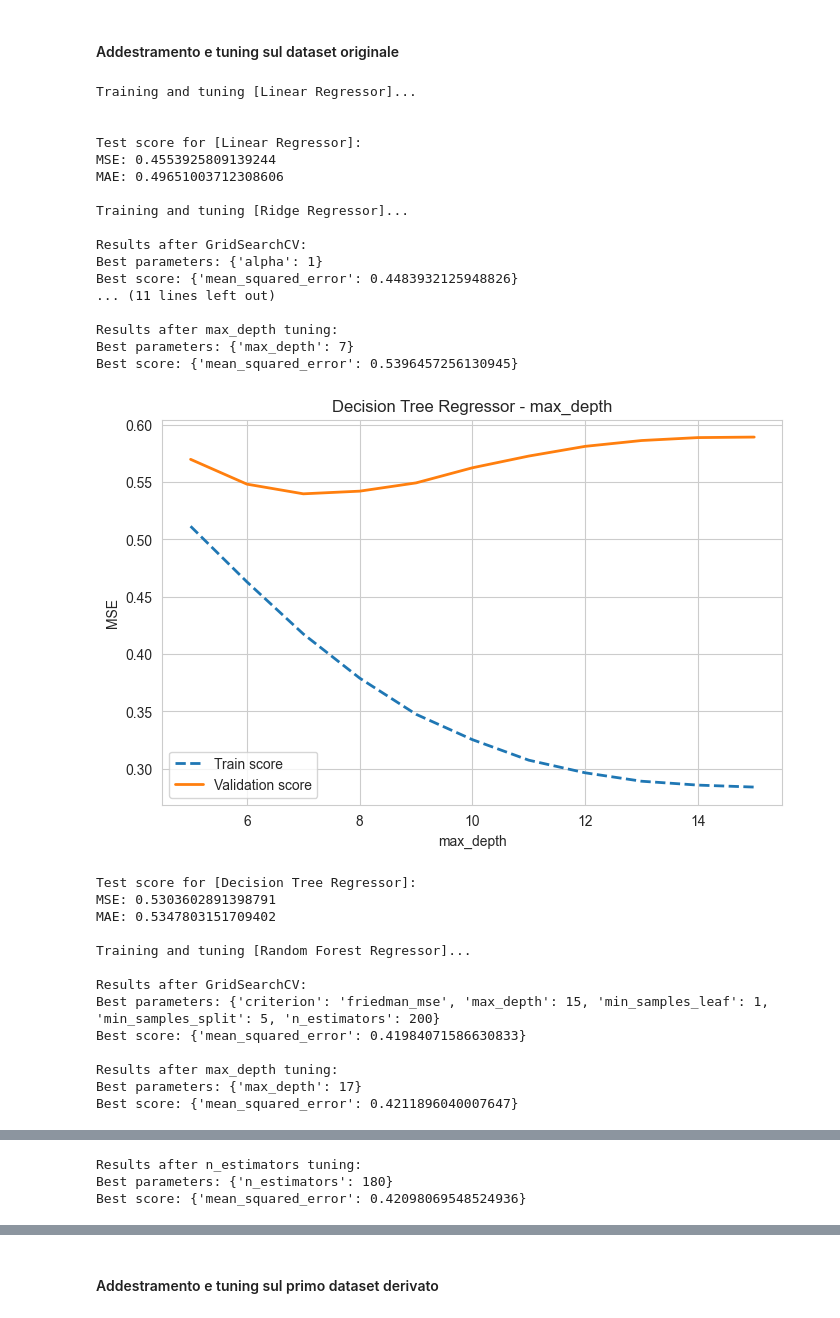
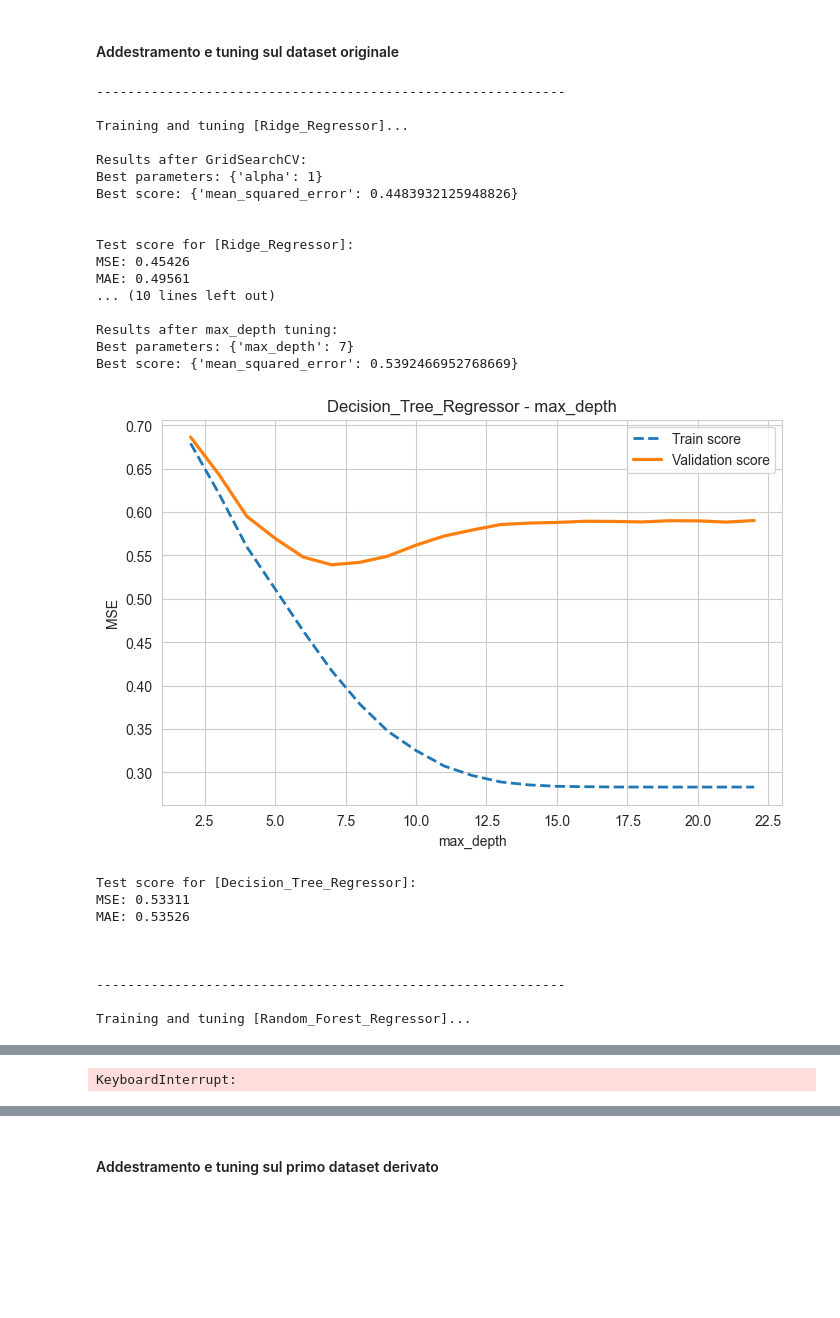
Before and after one commit to giosteh/ProgettoICon-MovieIndustryInsider, a Jupyter notebook: source/supervised.ipynb, the cells around one changed output, grey strips where cells are left out. Cells and saved outputs as stored; diff of their text form; code cells hidden in the pictures; blank space fills up the shorter version.

```diff
--- a/source/supervised.ipynb
+++ b/source/supervised.ipynb
@@ -11,46 +11,43 @@ df = pd.read_csv('../dataset/movies_v2.csv')
 cols_to_retain = ['rating', 'genre', 'year', 'score', 'votes', 'budget', 'gross', 'runtime']
 
 cols = {
-    'target_col': 'score',
-    'drop_cols': list(df.columns.difference(cols_to_retain)),
-    'dummies_cols': ['genre', 'rating'],
-    'labels_cols': [],
-    'standardize_cols': ['runtime'],
-    'log_standardize_cols': ['budget', 'gross', 'votes'],
-    'minmax_standardize_cols': ['year']
+    'target': 'score',
+    'drop': list(df.columns.difference(cols_to_retain)),
+    'dummies': ['rating', 'genre'],
+    'labels': [],
+    'round': [],
+    'standardize': ['runtime'],
+    'log_standardize': ['votes', 'budget', 'gross'],
+    'minmax': ['year']
 }
 # %%
 # tuning e testing dei modelli
-tune_and_test_models_for_regression(df, cols, cv=5)
+tune_and_test_models_for_regression(df, cols, session_name='original')
 # %% [output]
-Training and tuning [Linear Regressor]...
+------------------------------------------------------------
 
-
-Test score for [Linear Regressor]:
-MSE: 0.4553925809139244
-MAE: 0.49651003712308606
-
-Training and tuning [Ridge Regressor]...
+Training and tuning [Ridge_Regressor]...
 
 Results after GridSearchCV:
 Best parameters: {'alpha': 1}
 Best score: {'mean_squared_error': 0.4483932125948826}
-... (11 lines left out)
+
+
+Test score for [Ridge_Regressor]:
+MSE: 0.45426
+MAE: 0.49561
+... (10 lines left out)
 
 Results after max_depth tuning:
 Best parameters: {'max_depth': 7}
-Best score: {'mean_squared_error': 0.5396457256130945}
+Best score: {'mean_squared_error': 0.5392466952768669}
-[figure, old version]
+[figure, new version]
-Test score for [Decision Tree Regressor]:
-MSE: 0.5303602891398791
-MAE: 0.5347803151709402
+Test score for [Decision_Tree_Regressor]:
+MSE: 0.53311
+MAE: 0.53526
 
-Training and tuning [Random Forest Regressor]...
 
-Results after GridSearchCV:
-Best parameters: {'criterion': 'friedman_mse', 'max_depth': 15, 'min_samples_leaf': 1, 'min_samples_split': 5, 'n_estimators': 200}
-Best score: {'mean_squared_error': 0.41984071586630833}
 
-Results after max_depth tuning:
-Best parameters: {'max_depth': 17}
-Best score: {'mean_squared_error': 0.4211896040007647}
+------------------------------------------------------------
+
+Training and tuning [Random_Forest_Regressor]...
@@ -58,3 +54 @@ Best score: {'mean_squared_error': 0.4211896040007647}
-Results after n_estimators tuning:
-Best parameters: {'n_estimators': 180}
-Best score: {'mean_squared_error': 0.42098069548524936}
+KeyboardInterrupt:
```
Also changed, not shown: parts of 6 cells of this notebook, 9 other files.
